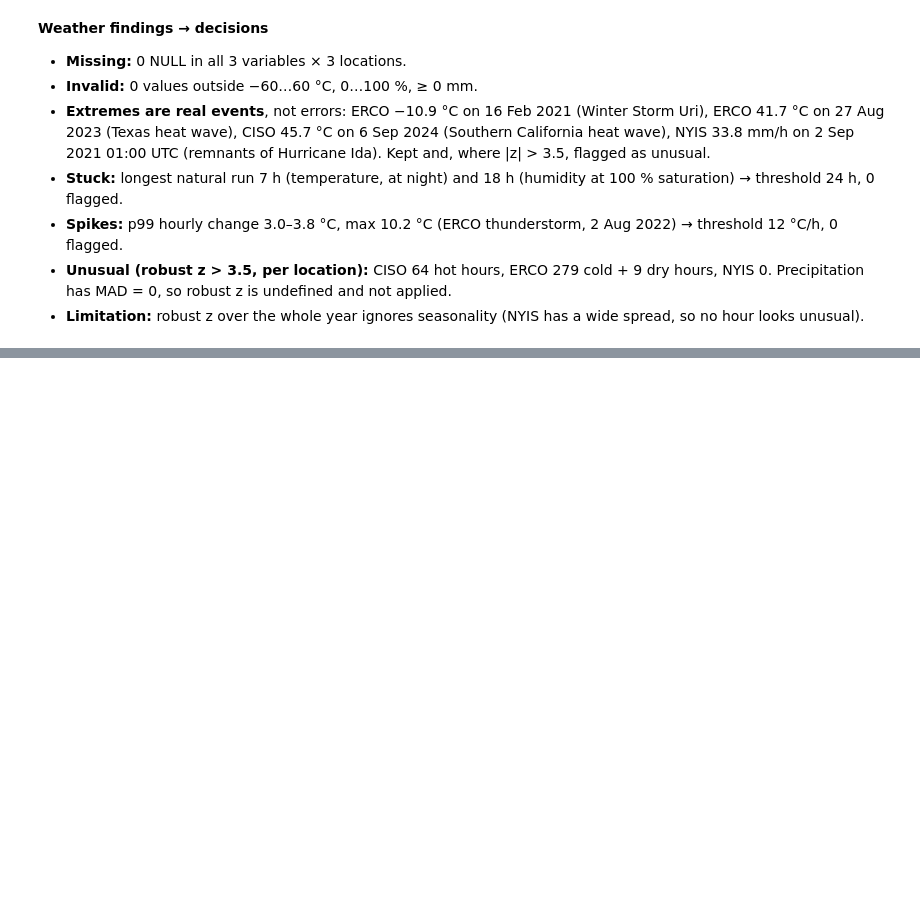
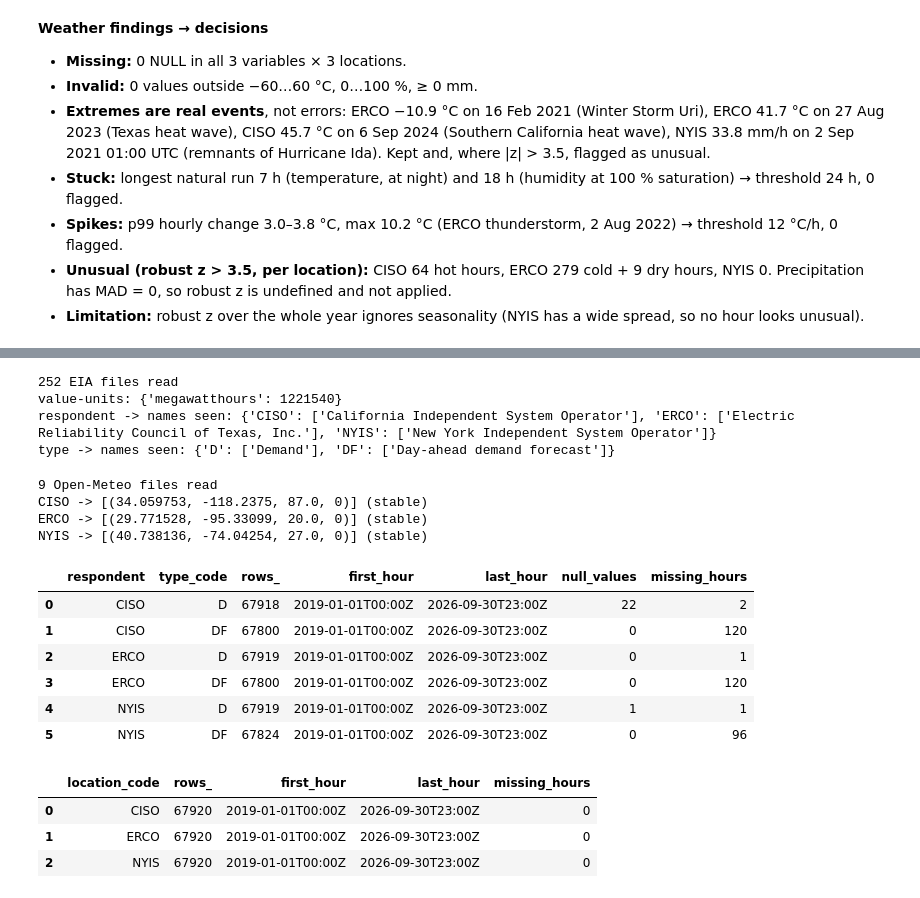
Before and after one commit to se-230717018/electricity-demand-weather-pipeline, a Jupyter notebook: notebooks/m3_profile.ipynb, the cells around one changed output, grey strips where cells are left out. Saved outputs shown, nothing was run; the diff lists cells and outputs as text; code cells hidden in the pictures; blank space fills up the shorter version.

```diff
--- a/notebooks/m3_profile.ipynb
+++ b/notebooks/m3_profile.ipynb
@@ -493,0 +554,61 @@ pd.DataFrame(rows)
+# %%
+# 3.2 Units and names across ALL landed EIA files (M2 keeps only the latest name)
+units, names, types = Counter(), defaultdict(set), defaultdict(set)
+eia_files = sorted((E_RAW / "eia").glob("*.json"))
+for path in eia_files:
+    for rec in json.loads(path.read_text(encoding="utf-8"))["response"]["data"]:
+        units[rec.get("value-units")] += 1
+        names[rec.get("respondent")].add(rec.get("respondent-name"))
+        types[rec.get("type")].add(rec.get("type-name"))
+print(f"{len(eia_files)} EIA files read")
+print("value-units:", dict(units))
+print("respondent -> names seen:", {k: sorted(v) for k, v in names.items()})
+print("type -> names seen:", {k: sorted(v) for k, v in types.items()})
+# %% [output]
+252 EIA files read
+value-units: {'megawatthours': 1221540}
+respondent -> names seen: {'CISO': ['California Independent System Operator'], 'ERCO': ['Electric Reliability Council of Texas, Inc.'], 'NYIS': ['New York Independent System Operator']}
+type -> names seen: {'D': ['Demand'], 'DF': ['Day-ahead demand forecast']}
+# %%
+# 3.3 Identity of the weather points: do the returned grid coordinates change between landed files?
+coords = defaultdict(set)
+om_files = sorted((E_RAW / "open_meteo").glob("*.json"))
+for path in om_files:
+    code = path.stem.split("_", 1)[1]
+    body = json.loads(path.read_text(encoding="utf-8"))
+    coords[code].add((body.get("latitude"), body.get("longitude"), body.get("elevation"), body.get("utc_offset_seconds")))
+print(f"{len(om_files)} Open-Meteo files read")
+for code, seen in sorted(coords.items()):
+    print(code, "->", sorted(seen), "(stable)" if len(seen) == 1 else "(CHANGES between files)")
+# %% [output]
+9 Open-Meteo files read
+CISO -> [(34.059753, -118.2375, 87.0, 0)] (stable)
+ERCO -> [(29.771528, -95.33099, 20.0, 0)] (stable)
+NYIS -> [(40.738136, -74.04254, 27.0, 0)] (stable)
+# %%
+# 3.4 First and last hour per entity, and rows against the 67,920 expected hours
+EXPECTED = 67_920
+d = eq("""SELECT r.respondent, s.type_code, COUNT(*) AS rows_, MIN(d.period_utc) AS first_hour,
+                 MAX(d.period_utc) AS last_hour, SUM(d.value_mwh IS NULL) AS null_values
+          FROM demand d JOIN region r ON r.region_key = d.region_key
+          JOIN series_type s ON s.type_key = d.type_key
+          GROUP BY 1, 2 ORDER BY 1, 2""")
+d["missing_hours"] = EXPECTED - d["rows_"]
+w = eq("""SELECT l.location_code, COUNT(*) AS rows_, MIN(w.observed_at) AS first_hour,
+                 MAX(w.observed_at) AS last_hour
+          FROM weather w JOIN location l ON l.location_key = w.location_key
+          GROUP BY 1 ORDER BY 1""")
+w["missing_hours"] = EXPECTED - w["rows_"]
+display(d); display(w)
+# %% [output]
+|  | respondent | type_code | rows_ | first_hour | last_hour | null_values | missing_hours |
+| 0 | CISO | D | 67918 | 2019-01-01T00:00Z | 2026-09-30T23:00Z | 22 | 2 |
+| 1 | CISO | DF | 67800 | 2019-01-01T00:00Z | 2026-09-30T23:00Z | 0 | 120 |
+| 2 | ERCO | D | 67919 | 2019-01-01T00:00Z | 2026-09-30T23:00Z | 0 | 1 |
+| 3 | ERCO | DF | 67800 | 2019-01-01T00:00Z | 2026-09-30T23:00Z | 0 | 120 |
+| 4 | NYIS | D | 67919 | 2019-01-01T00:00Z | 2026-09-30T23:00Z | 1 | 1 |
+| 5 | NYIS | DF | 67824 | 2019-01-01T00:00Z | 2026-09-30T23:00Z | 0 | 96 |
+|  | location_code | rows_ | first_hour | last_hour | missing_hours |
+| 0 | CISO | 67920 | 2019-01-01T00:00Z | 2026-09-30T23:00Z | 0 |
+| 1 | ERCO | 67920 | 2019-01-01T00:00Z | 2026-09-30T23:00Z | 0 |
+| 2 | NYIS | 67920 | 2019-01-01T00:00Z | 2026-09-30T23:00Z | 0 |
```
Also changed, not shown: parts of 6 cells of this notebook.
